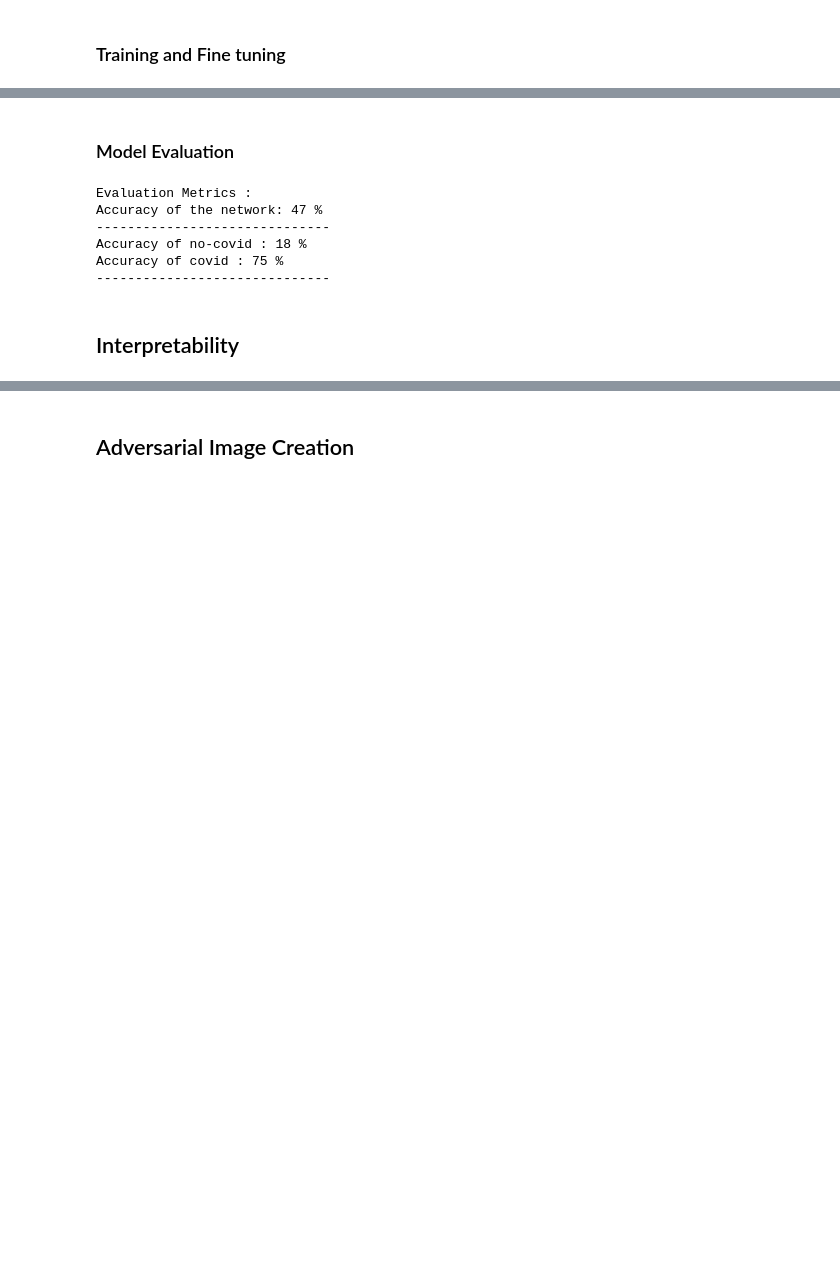
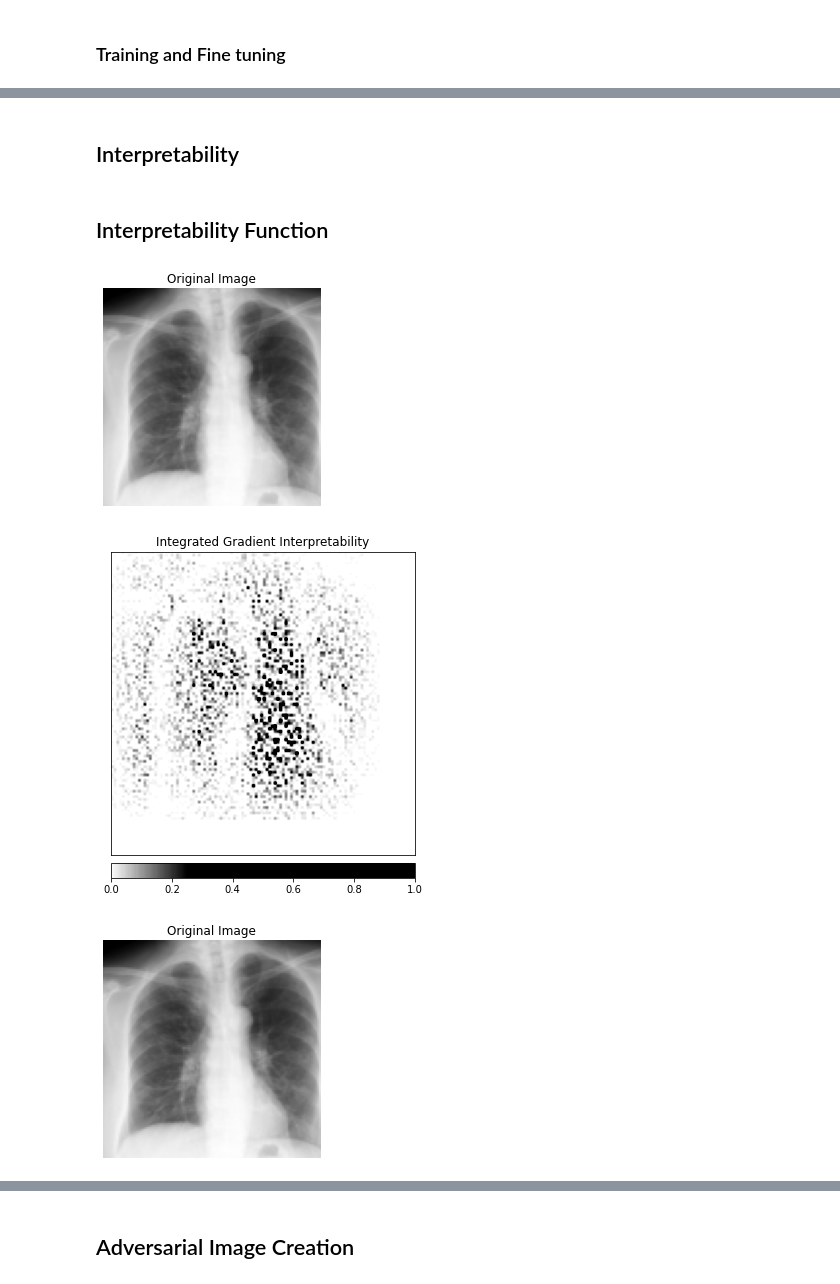
Before and after one commit to RaiMar96/AdversarialAttacksAndInterpretability-covid-chestxray-, a Jupyter notebook: src/AdversarialAttackAndInterpretabilityCovidXray.ipynb, the cells around one changed output, grey strips where cells are left out. Drawn from its saved outputs; the diff is of its cells as text; code cells hidden in the pictures; blank space fills up the shorter version.

```diff
--- a/src/AdversarialAttackAndInterpretabilityCovidXray.ipynb
+++ b/src/AdversarialAttackAndInterpretabilityCovidXray.ipynb
@@ -351,5 +366,5 @@ optimizer_ft = optim.Adam(model_fs.parameters(), lr=1e-4)
 history_loss = {"train": [], "val": [], "test": []}
 history_accuracy = {"train": [], "val": [], "test": []}
 # %%
-model_fs_trained = train_model(model_fs.to(device), criterion, optimizer_ft, None ,num_epochs=50, device=device,loaders)
+model_fs_trained = train_model(model_fs.to(device), criterion, optimizer_ft, None, loaders, num_epochs=50, device=device)
 # %% [output]
@@ -535,13 +413,14 @@ plt.show()
 # %%
 from torch.utils.data import ConcatDataset
 # %%
-covid_adversarial_path = path.join("/content/drive/My Drive/", "Covid_Chestray_Dataset_Adversarial")
+covid_adversarial_path = "/content/drive/My Drive/Covid_Chestray_Dataset_Adversarial/adv"
 
 
 img_dataset_adv = {
     x: image_dataset(
         csv_path=os.path.sep.join([covid_adversarial_path, 'metadata.csv']),
-        root_dir=covid_dataset_path,
+        root_dir=covid_adversarial_path,
+        transform=data_transforms,
         phase=x)
     for x in ['train', 'test']
 }
@@ -586,10 +465,10 @@ dataset_sizes_adv = {x: len(loaders_adv[x].dataset) for x in ['train', 'val', 't
 criterion = nn.BCEWithLogitsLoss()
 
 # Note that we are only training the head.
-optimizer_ft = optim.Adam(model_fs.parameters(), lr=1e-4)
+optimizer_ft = optim.Adam(model_fs.parameters(), lr=1e-6)
 # %%
 history_loss = {"train": [], "val": [], "test": []}
 history_accuracy = {"train": [], "val": [], "test": []}
 # %%
-model_fs_attack = train_model(model_fs_trained.to(device), criterion, optimizer_ft, None ,num_epochs=50, device=device,loaders_adv)
+model_fs_attack = train_model(model_fs_trained.to(device), criterion, optimizer_ft, None, loaders_adv, num_epochs=50, device=device)
 # %% [output]
@@ -643,18 +493,4 @@ plt.show()
-# %% [markdown]
-### Model Evaluation
-# %%
-# Evaluate the model
-print("Evaluation Metrics :")
-testAccuracy(model_fs_attack,loaders,device)
-print("-"*30)
-testCovid(model_fs_attack,loaders,device)
-print("-"*30)
-# %% [output]
-Evaluation Metrics :
-Accuracy of the network: 47 %
-------------------------------
-Accuracy of no-covid : 18 %
-Accuracy of covid : 75 %
-------------------------------
 # %% [markdown]
 ## Interpretability
+# %% [markdown]
+## Interpretability Function
@@ -661,4 +545,9 @@ Accuracy of covid : 75 %
 # %%
-attr = modelInterpretation(device,model_fs_trained)
+idx = 7
+attr = modelInterpretation(device, model_fs_trained, idx)
 
-attr_attack = modelInterpretation(device,model_fs_attack)
+attr_attack = modelInterpretation(device, model_fs_attack, idx)
+# %% [output]
+[figure, added]
+[figure, added]
+[figure, added]
```
Also changed, not shown: parts of 40 cells of this notebook, 2 other files.
